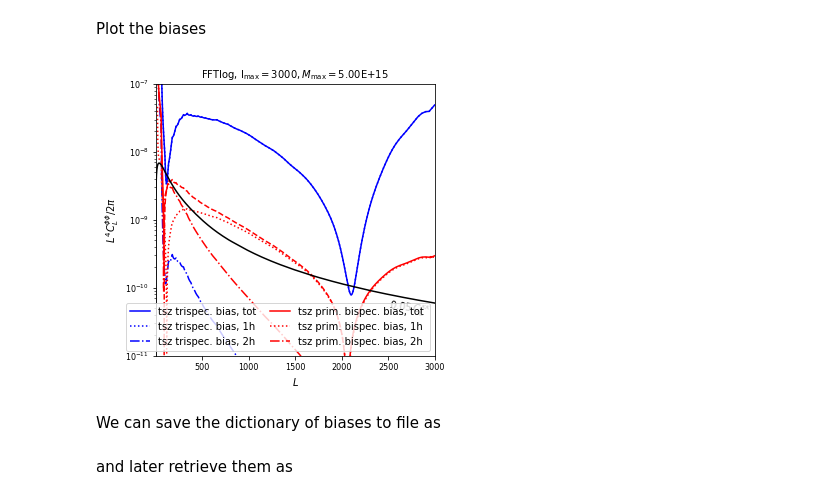
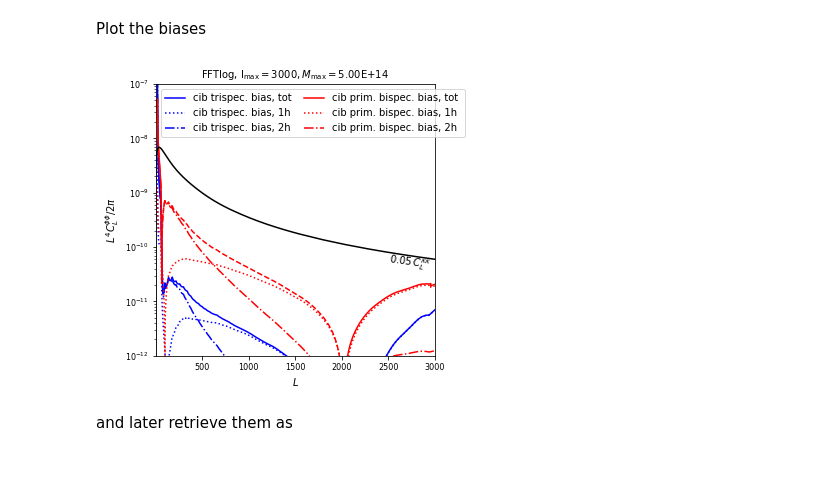
Before and after one commit to abaleato/CosmoBLENDER, a Jupyter notebook: example_pipeline.ipynb, the cells around one changed output. Cells and saved outputs as stored; diff of their text form; code cells hidden in the pictures; blank space fills up the shorter version.

```diff
--- a/example_pipeline.ipynb
+++ b/example_pipeline.ipynb
@@ -87,8 +88,8 @@ hm_calc.get_mixed_biases(SPT_1e14)
 # %% [markdown]
 Plot the biases
 # %%
-which_bias = 'tsz' # 'tsz' or 'cib' or 'mixed'
-experiment = SPT_5e15
+which_bias = 'cib' # 'tsz' or 'cib' or 'mixed'
+experiment = SPT_5e14
 
 # Break down contributions into n-halo terms?
 breakdown = True
@@ -116,34 +117,32 @@ if breakdown:
     plt.plot(experiment.biases['ells'], scaling * trispec_2h_pos, color='b', label=r'{} trispec. bias, 2h '.format(which_bias), ls='-.')
     plt.plot(experiment.biases['ells'], scaling * trispec_2h_neg, color='b', ls='-.')
 
 plt.plot(experiment.biases['ells'], scaling * prim_bispec_tot_pos, color='r',label=r'{} prim. bispec. bias, tot'.format(which_bias))
 plt.plot(experiment.biases['ells'], scaling * prim_bispec_tot_neg, color='r', ls='--')
 
 if breakdown:
     plt.plot(experiment.biases['ells'], scaling * prim_bispec_1h_pos, color='r', label=r'{} prim. bispec. bias, 1h '.format(which_bias), ls=':')
     plt.plot(experiment.biases['ells'], scaling * prim_bispec_1h_neg, color='r', ls=':')
 
     plt.plot(experiment.biases['ells'], scaling * prim_bispec_2h_pos, color='r', label=r'{} prim. bispec. bias, 2h '.format(which_bias), ls='-.')
     plt.plot(experiment.biases['ells'], scaling * prim_bispec_2h_neg, color='r', ls='-.')
 
 plt.annotate(r'$0.05\,C_L^{\kappa \kappa}$', (2500,4e-11), rotation=-8)
 plt.plot(experiment.cl_unl.ls, 0.05* experiment.cl_unl.ls**4 * experiment.cl_unl.clpp /(2*np.pi),'k')
 plt.yscale('log')
 plt.legend(ncol=2, columnspacing=1)
 plt.ylabel(r'$L^4 C_L^{\phi\phi}/ 2\pi$',fontsize=10)
 plt.xlabel(r'$L$',fontsize=10)
 plt.title(r'FFTlog, l$_{\mathrm{max}}=$'+str(lmax)+'$, M_{\mathrm{max}}=$'+'{:.2E}'.format(experiment.massCut), fontsize=10)
 plt.xlim([2,3000])
-plt.ylim([1e-11,1e-7])
+plt.ylim([1e-12,1e-7])
 
 ax = plt.gca()
 ax.tick_params(axis='both', which='major', labelsize=8)
 ax.tick_params(axis='both', which='minor', labelsize=8)
 
 #plt.savefig('../plots/tsz_bias_for_diff_mass_cuts/1D_reconstructions/biases_lmax{}_masscut{}.pdf'.format(lmax, '1e14'))
 thesis_dir = '/Users/antonbaleatolizancos/Desktop/THESIS/phd_thesis/Chapter4/plots_lensing_rec_biases/'
 #plt.savefig(thesis_dir+'{}_biases_cosmoblender_lmax{}{}.pdf'.format(which_bias, lmax, title), bbox_inches='tight')
 # %% [output]
-[figure, old version]
+[figure, new version]
-# %% [markdown]
-We can save the dictionary of biases to file as
```
Also changed, not shown: parts of 6 cells of this notebook, 4 other files.
